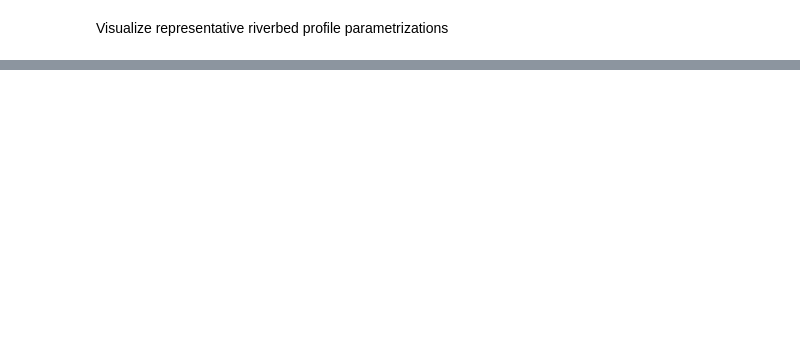
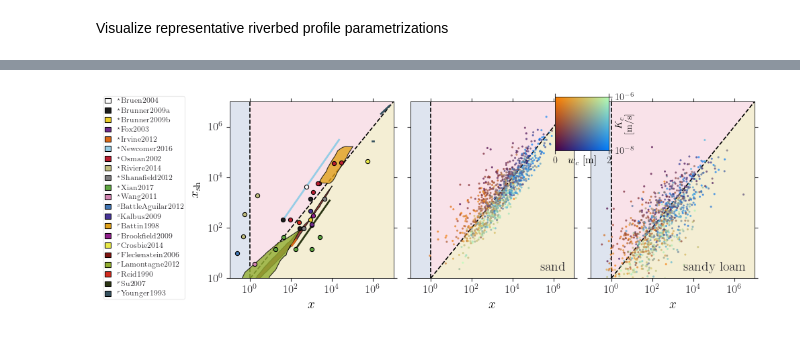
Before and after one commit to jpaccolat/seepage, a Jupyter notebook: exp0.ipynb, the cells around one changed output, grey strips where cells are left out. Drawn from its saved outputs; the diff is of its cells as text; code cells hidden in the pictures; blank space fills up the shorter version.

```diff
--- a/exp0.ipynb
+++ b/exp0.ipynb
@@ -232,0 +313,83 @@ plt.savefig(output_path / 'riverbed_profiles.pdf')
+# %%
+fig, axs = plt.subplots(1, 3, figsize=(10, 3.5))
+
+# plot complilation
+labels = []
+for x in sb:
+    color = colorPalette[x['id'] - 1]
+    plot_streambed(x, axs[0], labels, color)
+
+# generate riverbed profiles
+N = 1000
+sand = rose.sample_from_class('SAND', N)
+loam = rose.sample_from_class('SAND_LOAM', N)
+cl_cond = 10**np.random.uniform(low=-8, high=-6, size=N)
+cl_th = np.random.uniform(low=0, high=2, size=N)
+
+# build 2d colormap
+norm1 = colors.LogNorm(vmin=1e-8, vmax=1e-6)
+norm2 = colors.Normalize(vmin=0, vmax=2)
+rgb, stamp = colorstamps.apply_stamp(norm1(cl_cond), norm2(cl_th), 'teuling1f')
+
+# scatter plot for sandy aquifer
+_, _, _, x, x_sh = utils.get_Dless_parameters(cl_cond, cl_th, sand['K'],
+                                                sand['hg'], sand['n'], 'vGM')
+axs[1].scatter(np.log10(x), np.log10(x_sh), c=rgb, marker='o', s=5, ec='None',
+               alpha=0.7, zorder=1)
+print(f'[SAND] unclogged fraction: {(x_sh <= 1).mean():.2f}')
+
+# scatter plot for loamy aquifer
+_, _, _, x, x_sh = utils.get_Dless_parameters(cl_cond, cl_th, loam['K'],
+                                                loam['hg'], loam['n'], 'vGM')
+axs[2].scatter(np.log10(x), np.log10(x_sh), c=rgb, marker='o', s=5, ec='None',
+               alpha=0.7, zorder=1)
+print(f'[LOAM] unclogged fraction: {(x_sh <= 1).mean():.2f}')
+
+
+# background with the regimes
+for ax in axs:
+    ax.fill_betweenx([0, 7], [-2, -2], x2=[0, 0], color=c_negl,
+                    ec='None', zorder=0, alpha=0.2)
+    ax.fill_between([0, 10], [0, 10], y2=[10, 10], color=c_soft,
+                    ec='None', zorder=0, alpha=0.2)
+    ax.fill_between([0, 10], [0, 0], y2=[0, 10], color=c_hard,
+                    ec='None', zorder=0, alpha=0.2)
+    ax.plot([0, 0], [0, 10], ls='--', c='k', zorder=0)
+    ax.plot([0, 10], [0, 10], ls='--', c='k', zorder=0)
+
+# layout
+for ax in axs:
+    ax.spines["top"].set_visible(True)
+    ax.spines["right"].set_visible(True)
+    ax.tick_params(top=True, right=True)
+    ax.set(xscale='linear', yscale='linear')
+    ax.minorticks_off()
+    ax.set_xlim(xmin=-1, xmax=7)
+    ax.set_ylim(ymin=0, ymax=7)
+    ax.set_yticks([0, 2, 4, 6], labels=[])
+    ax.set_xticks([0, 2, 4, 6])
+    ax.set_xlabel('$x$', labelpad=5)
+    ax.set_xticklabels(['$10^0$', '$10^2$', '$10^4$', '$10^6$'])
+axs[0].set_ylabel('$x_\\mathrm{sh}$', labelpad=8)
+axs[0].set_yticklabels(['$10^0$', '$10^2$', '$10^4$', '$10^6$'])
+
+col_ax = stamp.overlay_ax(axs[1], lower_left_corner=[0.8, 1.25], width=0.35)
+col_ax.spines["top"].set_visible(True)
+col_ax.spines["right"].set_visible(True)
+col_ax.tick_params(top=True, right=True)
+col_ax.set_xlabel('$w_c$ [m]', labelpad=-10, fontsize=11)
+col_ax.set_xticks([0, 1], labels=[0, 2], fontsize=10)
+col_ax.set_ylabel('$K_c$\n[m/s]', labelpad=-20, fontsize=10, multialignment='center')
+col_ax.set_yticks([0, 1], labels=['$10^{-8}$', '$10^{-6}$'], fontsize=10)
+col_ax.yaxis.set_label_position("right")
+col_ax.yaxis.tick_right()
+
+axs[1].text(6.6, 0.3, 'sand', horizontalalignment='right', fontsize=14)
+axs[2].text(6.6, 0.3, 'sandy loam', horizontalalignment='right', fontsize=14)
+
+axs[0].legend(handles=labels, loc='upper right', bbox_to_anchor=(-0.25, 1.05),
+              fontsize=8, handlelength=0.8, ncols=1, columnspacing=0.8)
+
+plt.tight_layout()
+plt.savefig(output_path / 'streambeds.pdf')
+# %% [output]
@@ -232,0 +420 @@ plt.savefig(output_path / 'riverbed_profiles.pdf')
+[figure, added]
```
Also changed, not shown: parts of 12 cells of this notebook, 5 other files.
